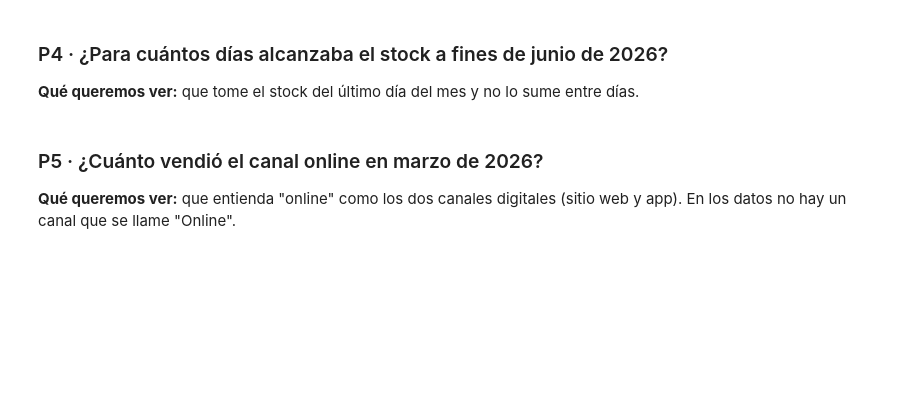
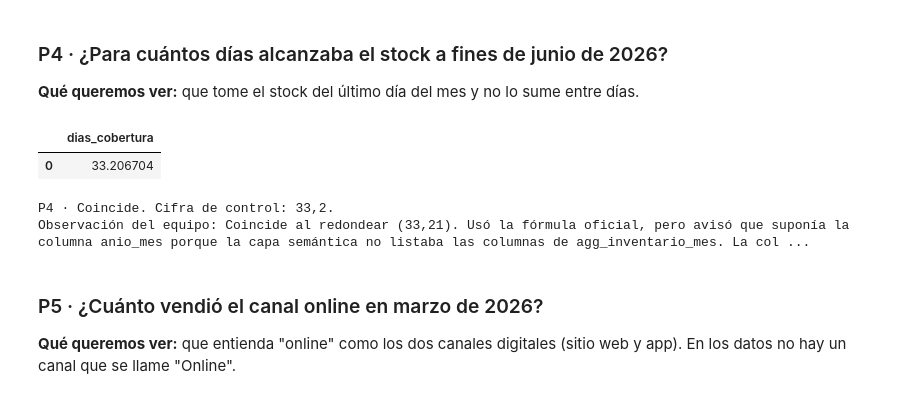
Before and after one commit to catluvies/dataretail360-ep3, a Jupyter notebook: notebooks/EP5_validacion_ia.ipynb, the cells around one changed output. Saved outputs shown, nothing was run; the diff lists cells and outputs as text; code cells hidden in the pictures; blank space fills up the shorter version.

```diff
--- a/notebooks/EP5_validacion_ia.ipynb
+++ b/notebooks/EP5_validacion_ia.ipynb
@@ -261,10 +304,19 @@ comprobar("P3", resultado_p3, observacion="")
 # %%
 # SQL que entregó la IA, pegado entre las comillas sin corregirlo.
 sql_p4 = """
-
+SELECT SUM(stock_cierre_mes) * 28.0
+       / NULLIF(SUM(unidades_vendidas_28d), 0) AS dias_cobertura
+FROM agg_inventario_mes
+WHERE anio_mes = '2026-06';  -- columna supuesta
 """
 resultado_p4 = consultar(sql_p4)
-comprobar("P4", resultado_p4, observacion="")
+comprobar("P4", resultado_p4, observacion=(
+    "Coincide al redondear (33,21). Usó la fórmula oficial, pero avisó que suponía la columna anio_mes porque la capa semántica no listaba las columnas de agg_inventario_mes. La columna existe; el vacío era de nuestra documentación."))
+# %% [output]
+|  | dias_cobertura |
+| 0 | 33.206704 |
+P4 · Coincide. Cifra de control: 33,2.
+Observación del equipo: Coincide al redondear (33,21). Usó la fórmula oficial, pero avisó que suponía la columna anio_mes porque la capa semántica no listaba las columnas de agg_inventario_mes. La col ...
 # %% [markdown]
 ### P5 · ¿Cuánto vendió el canal online en marzo de 2026?
 
```
Also changed, not shown: parts of 12 cells of this notebook.
